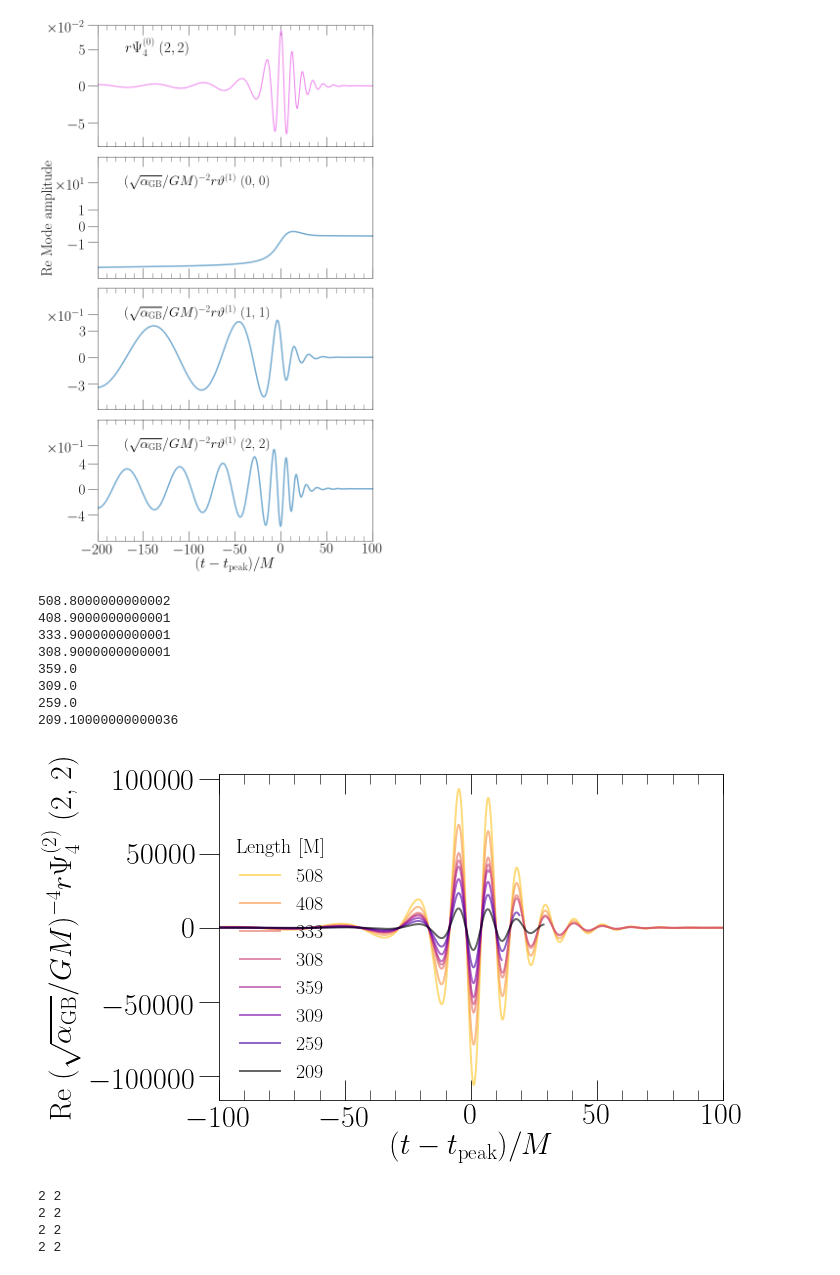
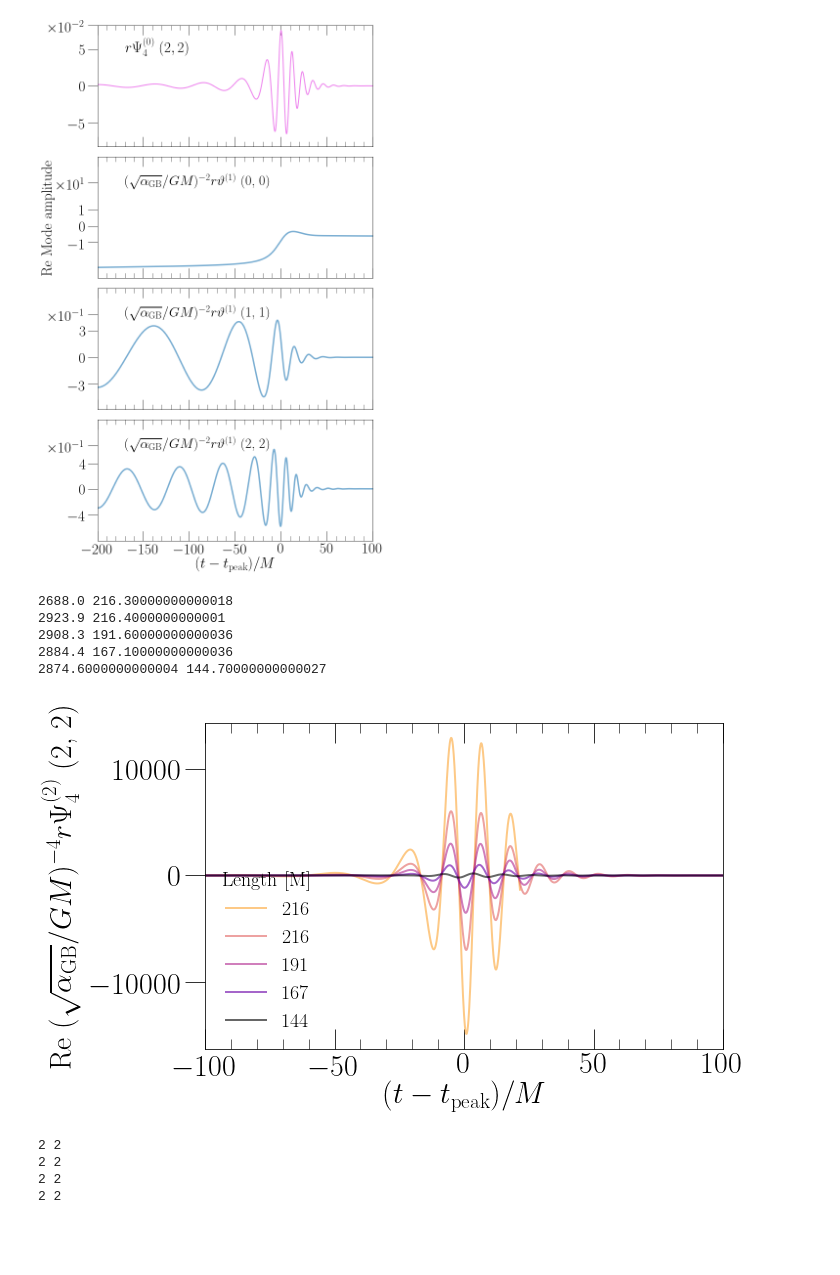
Before and after one commit to mariaokounkova/EDGB, a Jupyter notebook: GW150914/EDGB_GW.ipynb, the cells around one changed output. Saved outputs shown, nothing was run; the diff lists cells and outputs as text; code cells hidden in the pictures; blank space fills up the shorter version.

Commit message:
Added plot to emphasize quadratic minimum
Added all of the data points we now have.
Have to write about how we have this smaller quadratic minimum now

```diff
--- a/GW150914/EDGB_GW.ipynb
+++ b/GW150914/EDGB_GW.ipynb
@@ -328,11 +328,11 @@ PlotScalarField(2100, 250)
 ## Secular growth plots
 def SecularRegimePlot():
 
-    start_arr = [1900, 2000, 2075, 2100] ## Also add 1900 when it's done
-    ramp_arr = [250, 250, 250, 250]
 
-    start_arr = [1900, 2000, 2075, 2100, 2200, 2250, 2300, 2350]
-    ramp_arr = [250, 250, 250, 250, 100, 100, 100, 100]
+    start_arr = [1900, 2000, 2075, 2100, 2200, 2250, 2300, 2350, 2425, 2450, 2475, 2500]
+    ramp_arr = [250, 250, 250, 250, 100, 100, 100, 100, 25, 25, 25, 25]
+    start_arr = [2350, 2425, 2450, 2475, 2500]
+    ramp_arr = [100, 25, 25, 25, 25]
     figname = 'SecularhPsi4'
     figsize=(10,6)
 
@@ -344,46 +344,43 @@ def SecularRegimePlot():
     for start, ramp, color in zip(start_arr, ramp_arr, colors):
 
         ## Get the extrapolated waveforms
-        time, data = GethPsi4Mode(ev_dir(start, ramp_time = ramp, lev=0), radius=0)
+        time, data = GethPsi4Mode(ev_dir(start, ramp_time = ramp, lev=0), radius=2)
         #time, data = GethPsi4ModeExtrapolated(ex_dir(start, lev=0))
         ## Let's calculate the length until the merger time
         t_peak = GetPeakTimeMode(time, data)
         length = t_peak - start - ramp ## minus ramp time
-        print(length)
+        print(time[-1], length)
 
         time = SubtractPeakTimeMode(time, data)
         time, data = CutTimes(time, data, -100, 100)
 
         lw = 2.0
         ls='-'
         if start == start_arr[-1]:
             color = 'black'
             lw = 2.0
             ls='--'
         ax.plot(time, data, color = color, label="%d" % length, lw=lw, alpha=0.6)
 
     legend = ax.legend(fontsize=20, loc='lower left', frameon=False, ncol=1, \
               title='Length [M]')
     plt.setp(legend.get_title(),fontsize=20)
     ax.set_ylabel('Re ' + LabelsDict[GethPsi4ModeExtrapolated] + str(mode), fontsize=30)
     ax.set_xlim(-100, 100)
 
     ax.set_xlabel('$(t - t_\mathrm{peak})/M$', fontsize=30)
     plt.tight_layout()
     plt.savefig(figname + '.pdf')
     plt.show()
 
 SecularRegimePlot()
 # %% [output]
-508.8000000000002
-408.9000000000001
-333.9000000000001
-308.9000000000001
-359.0
-309.0
-259.0
-209.10000000000036
+2688.0 216.30000000000018
+2923.9 216.4000000000001
+2908.3 191.60000000000036
+2884.4 167.10000000000036
+2874.6000000000004 144.70000000000027
-[figure, old version]
+[figure, new version]
 # %%
 ## Plot around t_s = 2100
 def LIGOBucketPlot():
```
Also changed, not shown: parts of 1 cell of this notebook.
